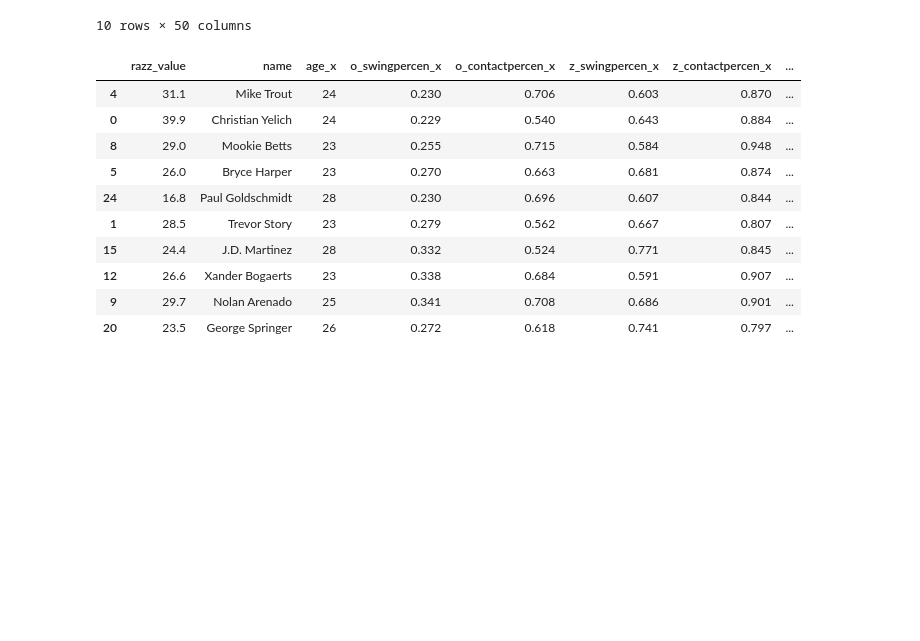
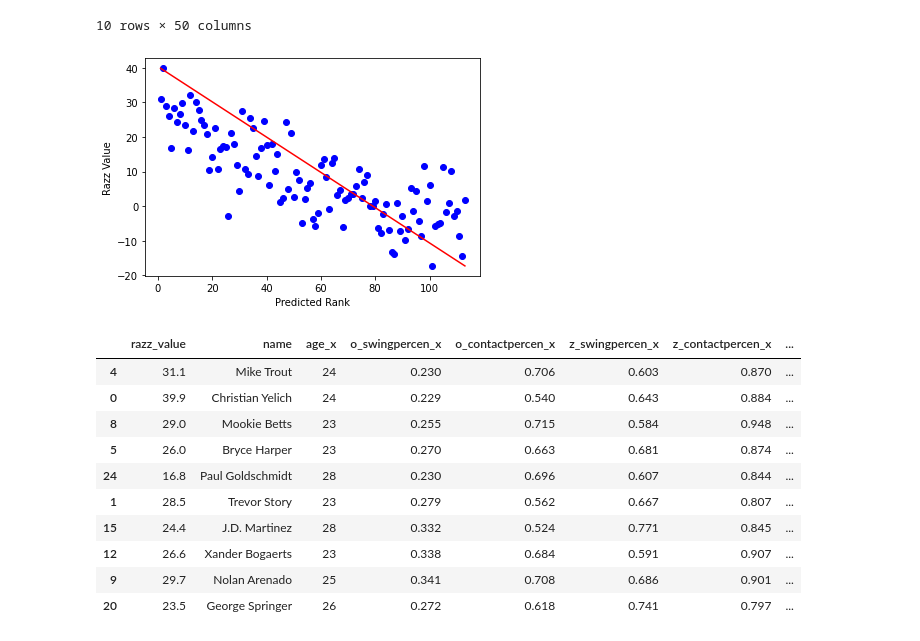
Before and after one commit to RiverJAM/Ultimate-Fantasy-Baseball-Eval-Tool, a Jupyter notebook: ML_Hitters_Pitchers_razz.ipynb, the cells around one changed output. Drawn from its saved outputs; the diff is of its cells as text; code cells hidden in the pictures; blank space fills up the shorter version.

```diff
--- a/ML_Hitters_Pitchers_razz.ipynb
+++ b/ML_Hitters_Pitchers_razz.ipynb
@@ -620,6 +639,26 @@ strong multicollinearity or other numerical problems.
 | 8 | 29.0 | Mookie Betts | 23 | 0.255 | 0.715 | 0.584 | 0.948 | ... |
 | 9 | 29.7 | Nolan Arenado | 25 | 0.341 | 0.708 | 0.686 | 0.901 | ... |
 10 rows × 50 columns
+# %%
+
+
+X  = hitters_ranked['predictions_ranks']
+y= hitters_ranked['razz_value']
+
+x_min = np.array([[X.max()]])
+x_max = np.array([[X.min()]])
+
+y_min = [hitters_ranked['razz_value'].min()]
+y_max = [hitters_ranked['razz_value'].max()]
+
+plt.scatter(X, y, c='blue')
+plt.plot([x_min[0], x_max[0]], [y_min[0], y_max[0]], c='red')
+plt.xlabel("Predicted Rank")
+plt.ylabel("Razz Value")
+plt.savefig('2019Predict_Razz.png')
+plt.show()
+# %% [output]
+[figure, added]
 # %%
 # Our Top Ten
 hitters_ranked = hitters_ranked.sort_values(by=['predictions_ranks'], ascending=True)
```
Also changed, not shown: parts of 2 cells of this notebook, 5 other files.
